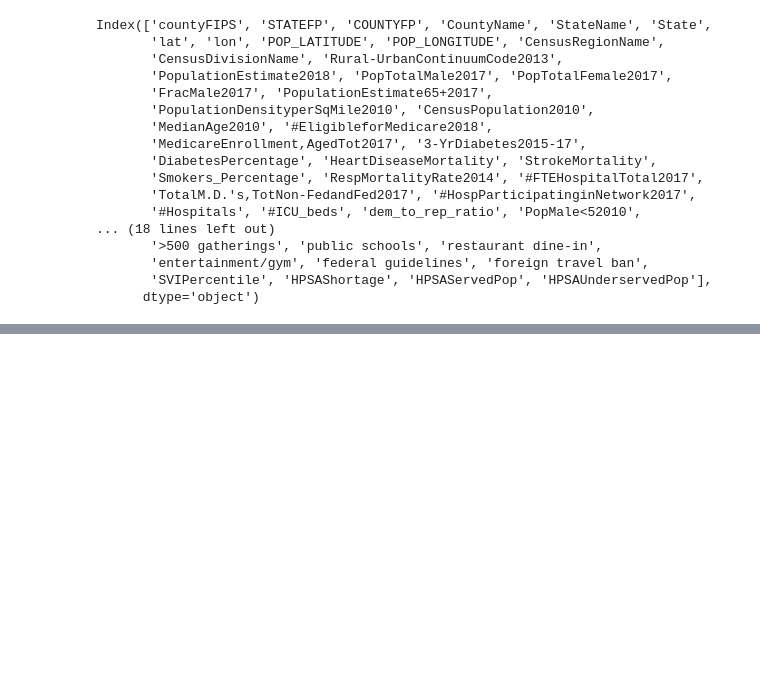
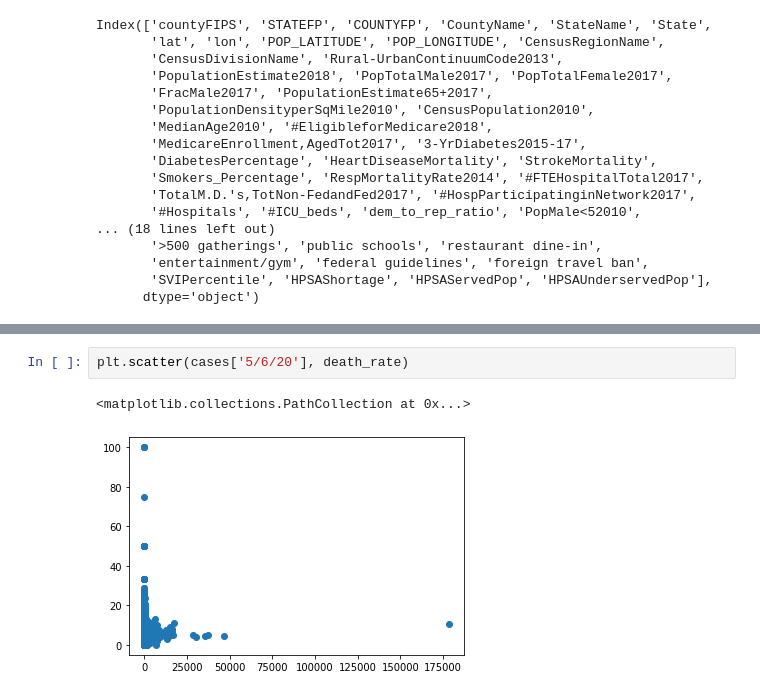
Before and after one commit to swenson-nick/Data_200_Covid, a Jupyter notebook: covid.ipynb, the cells around one changed output, grey strips where cells are left out. Saved outputs shown, nothing was run; the diff lists cells and outputs as text; blank space fills up the shorter version.

```diff
--- a/covid.ipynb
+++ b/covid.ipynb
@@ -104,0 +223,5 @@ plt.legend()
+# %%
+plt.scatter(cases['5/6/20'], death_rate)
+# %% [output]
+<matplotlib.collections.PathCollection at 0x...>
+[figure, added]
```
Also changed, not shown: parts of 62 cells of this notebook.
